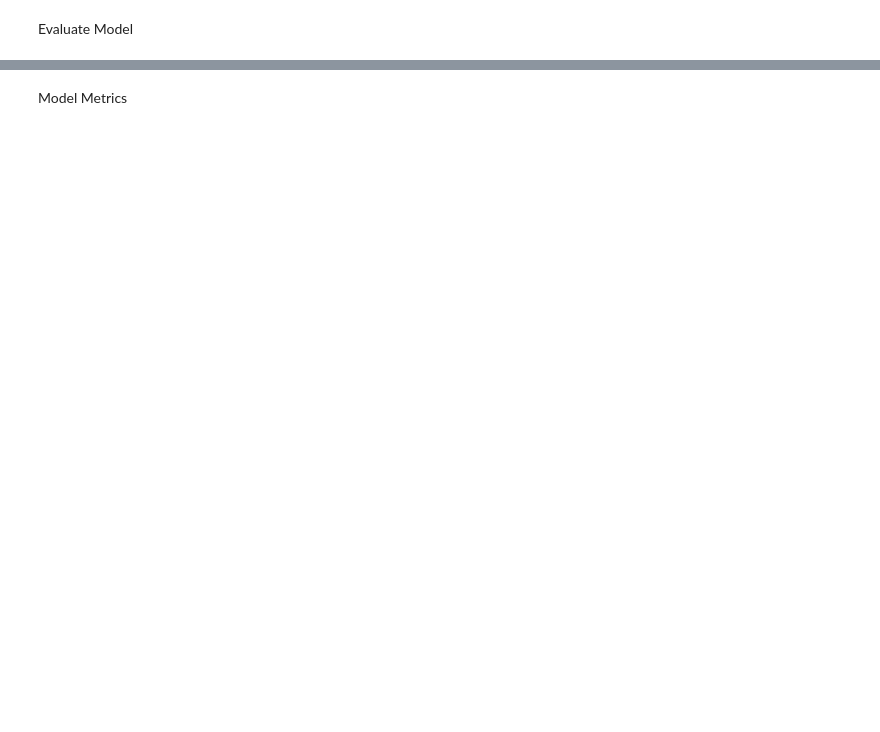
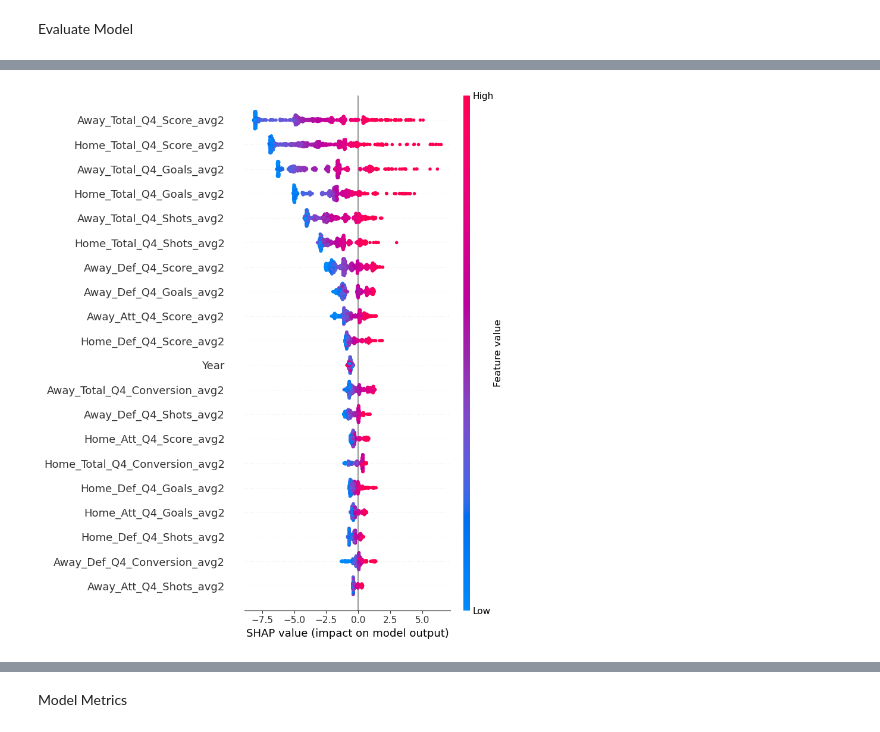
Before and after one commit to ciaran-grant/afl-total-points-model, a Jupyter notebook: notebooks/model_evaluation.ipynb, the cells around one changed output, grey strips where cells are left out. Saved outputs shown, nothing was run; the diff lists cells and outputs as text; code cells hidden in the pictures; blank space fills up the shorter version.

```diff
--- a/notebooks/model_evaluation.ipynb
+++ b/notebooks/model_evaluation.ipynb
@@ -52,3 +53,5 @@ preprocessor.fit(X_train)
+# %%
+preprocessor = joblib.load(preproc_file_path)
 # %%
 X_train_preproc = preprocessor.transform(X_train)
 X_test_preproc = preprocessor.transform(X_test)
@@ -59,7 +67,7 @@ X_train_preproc.shape, X_test_preproc.shape
 # %% [markdown]
 Load Model
 # %%
-xgb_model = joblib.load("/models/xgb_regression_test_v1.joblib")
+xgb_model = joblib.load(model_file_path)
 # %% [markdown]
 Get Predictions
 # %%
@@ -67,0 +78,3 @@ test_preds = xgb_model.predict(X_test_preproc)
+# %%
+compare_train_data = pd.read_csv(compare_train_predictions_file_path)
+compare_test_data = pd.read_csv(compare_test_predictions_file_path)
@@ -70,6 +92,6 @@ Evaluate Model
 # %%
 test_evaluation_data = X_test_preproc.copy()
 test_evaluation_data['xgb_preds'] = xgb_model.predict(X_test_preproc)
-test_evaluation_data['old_preds'] = 170
+test_evaluation_data['old_preds'] = compare_test_data['xgb_preds']
 test_evaluation_data[response] = test_data[response].reset_index(drop=True)
 test_evaluation_data.head()
@@ -85,4 +116,6 @@ test_xgb_evals.plot_feature_importance(max_num_features=10, importance_type="tot
 # %%
-test_xgb_evals.plot_shap_summary_plot()
+test_xgb_evals.plot_shap_summary_plot(20)
+# %% [output]
+[figure, added]
 # %%
 feature_list = [
```
Also changed, not shown: parts of 39 cells of this notebook.
